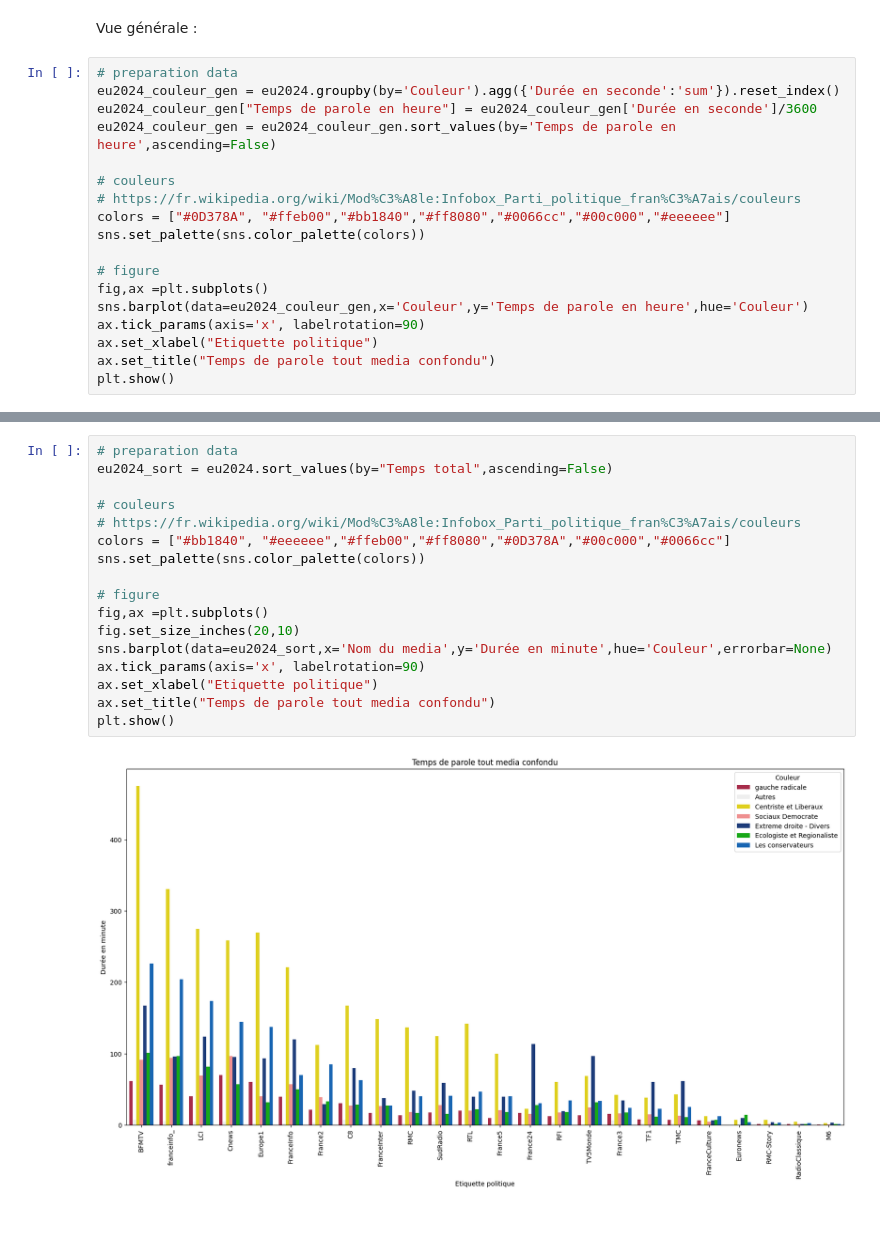
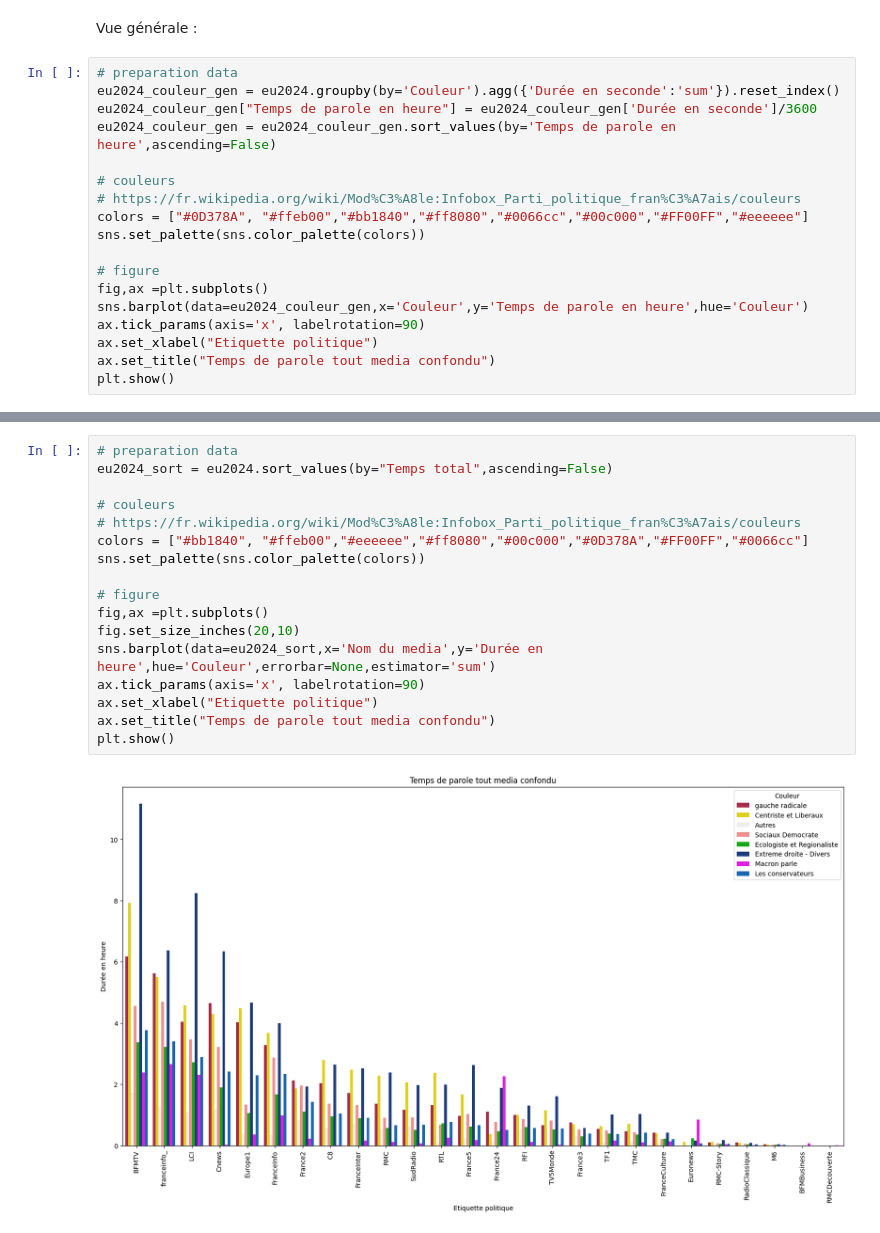
Before and after one commit to barrmath/temps_paroles_EU2024, a Jupyter notebook: Analyse_graph.ipynb, the cells around one changed output, grey strips where cells are left out. Drawn from its saved outputs; the diff is of its cells as text.

```diff
--- a/Analyse_graph.ipynb
+++ b/Analyse_graph.ipynb
@@ -154,7 +154,7 @@ eu2024_couleur_gen = eu2024_couleur_gen.sort_values(by='Temps de parole en heure
 
 # couleurs
 # https://fr.wikipedia.org/wiki/Mod%C3%A8le:Infobox_Parti_politique_fran%C3%A7ais/couleurs
-colors = ["#0D378A", "#ffeb00","#bb1840","#ff8080","#0066cc","#00c000","#eeeeee"]
+colors = ["#0D378A", "#ffeb00","#bb1840","#ff8080","#0066cc","#00c000","#FF00FF","#eeeeee"]
 sns.set_palette(sns.color_palette(colors))
 
 # figure
@@ -169,19 +177,19 @@ plt.show()
 # %%
 # preparation data
 eu2024_sort = eu2024.sort_values(by="Temps total",ascending=False)
 
 # couleurs
 # https://fr.wikipedia.org/wiki/Mod%C3%A8le:Infobox_Parti_politique_fran%C3%A7ais/couleurs
-colors = ["#bb1840", "#eeeeee","#ffeb00","#ff8080","#0D378A","#00c000","#0066cc"]
+colors = ["#bb1840", "#ffeb00","#eeeeee","#ff8080","#00c000","#0D378A","#FF00FF","#0066cc"]
 sns.set_palette(sns.color_palette(colors))
 
 # figure
 fig,ax =plt.subplots()
 fig.set_size_inches(20,10)
-sns.barplot(data=eu2024_sort,x='Nom du media',y='Durée en minute',hue='Couleur',errorbar=None)
+sns.barplot(data=eu2024_sort,x='Nom du media',y='Durée en heure',hue='Couleur',errorbar=None,estimator='sum')
 ax.tick_params(axis='x', labelrotation=90)
 ax.set_xlabel("Etiquette politique")
 ax.set_title("Temps de parole tout media confondu")
 plt.show()
 # %% [output]
-[figure, old version]
+[figure, new version]
```
Also changed, not shown: parts of 11 cells of this notebook, 3 other files.
